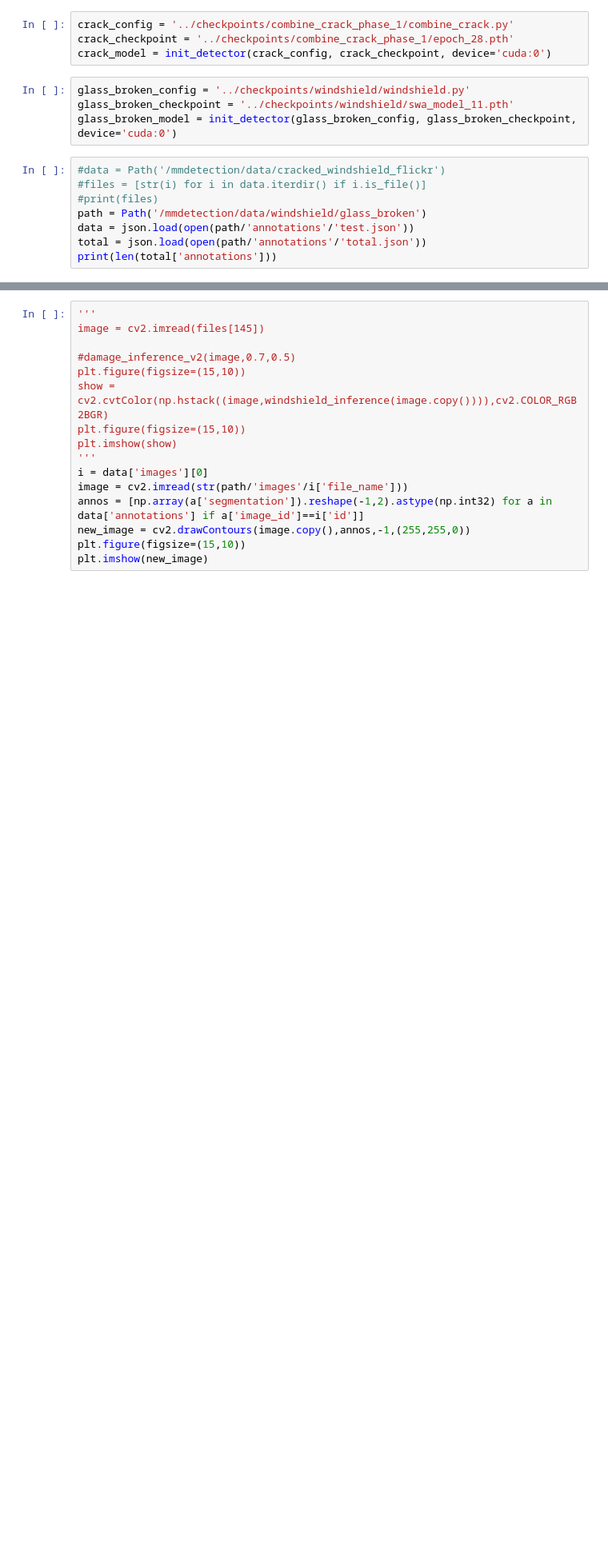
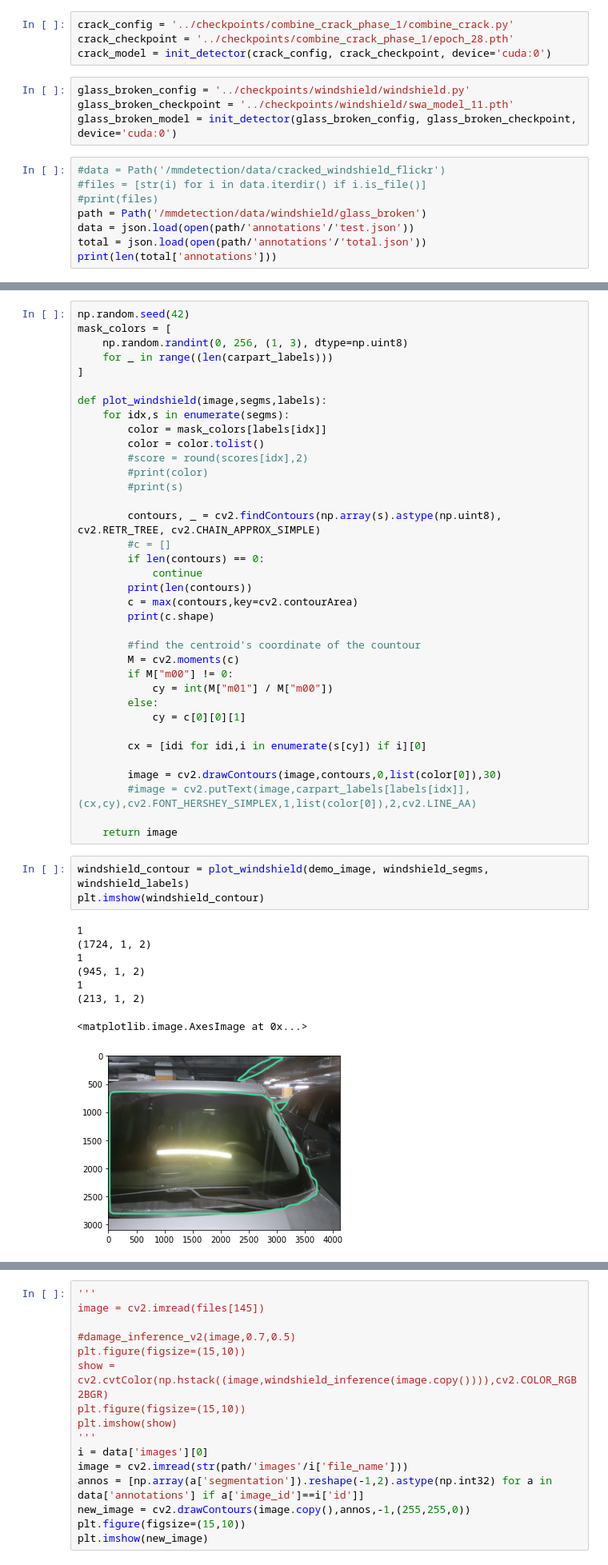
Before and after one commit to mtcld/CBNetV2, a Jupyter notebook: demo/windshield.ipynb, the cells around one changed output, grey strips where cells are left out. Shown: that part at 80% size. Cells and saved outputs as stored; diff of their text form; blank space fills up the shorter version.

```diff
--- a/demo/windshield.ipynb
+++ b/demo/windshield.ipynb
@@ -43,0 +94,48 @@ print(len(total['annotations']))
+# %%
+np.random.seed(42)
+mask_colors = [
+    np.random.randint(0, 256, (1, 3), dtype=np.uint8)
+    for _ in range((len(carpart_labels)))
+]
+
+def plot_windshield(image,segms,labels):
+    for idx,s in enumerate(segms):
+        color = mask_colors[labels[idx]]
+        color = color.tolist()
+        #score = round(scores[idx],2)
+        #print(color)
+        #print(s)
+
+        contours, _ = cv2.findContours(np.array(s).astype(np.uint8), cv2.RETR_TREE, cv2.CHAIN_APPROX_SIMPLE)
+        #c = []
+        if len(contours) == 0:
+            continue
+        print(len(contours))
+        c = max(contours,key=cv2.contourArea)
+        print(c.shape)
+
+        #find the centroid's coordinate of the countour
+        M = cv2.moments(c)
+        if M["m00"] != 0:
+            cy = int(M["m01"] / M["m00"])
+        else:
+            cy = c[0][0][1]
+
+        cx = [idi for idi,i in enumerate(s[cy]) if i][0]
+
+        image = cv2.drawContours(image,contours,0,list(color[0]),30)
+        #image = cv2.putText(image,carpart_labels[labels[idx]],(cx,cy),cv2.FONT_HERSHEY_SIMPLEX,1,list(color[0]),2,cv2.LINE_AA)
+
+    return image
+# %%
+windshield_contour = plot_windshield(demo_image, windshield_segms, windshield_labels)
+plt.imshow(windshield_contour)
+# %% [output]
+1
+(1724, 1, 2)
+1
+(945, 1, 2)
+1
+(213, 1, 2)
+<matplotlib.image.AxesImage at 0x...>
+[figure, added]
```
Also changed, not shown: parts of 38 cells of this notebook, 18 other files.
